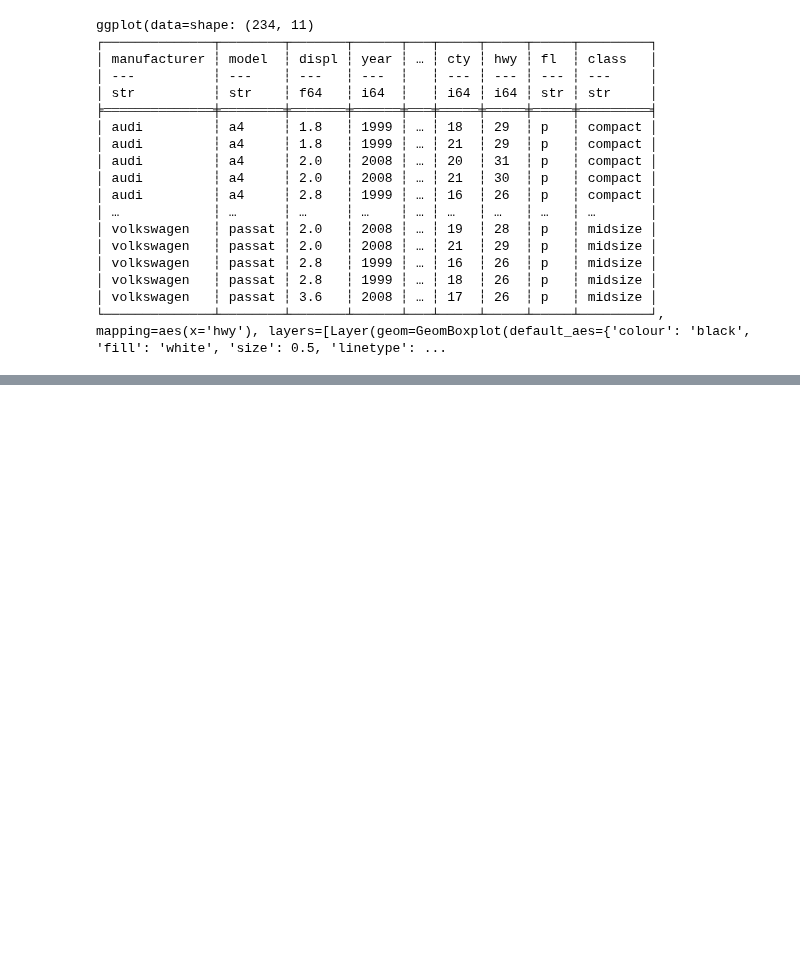
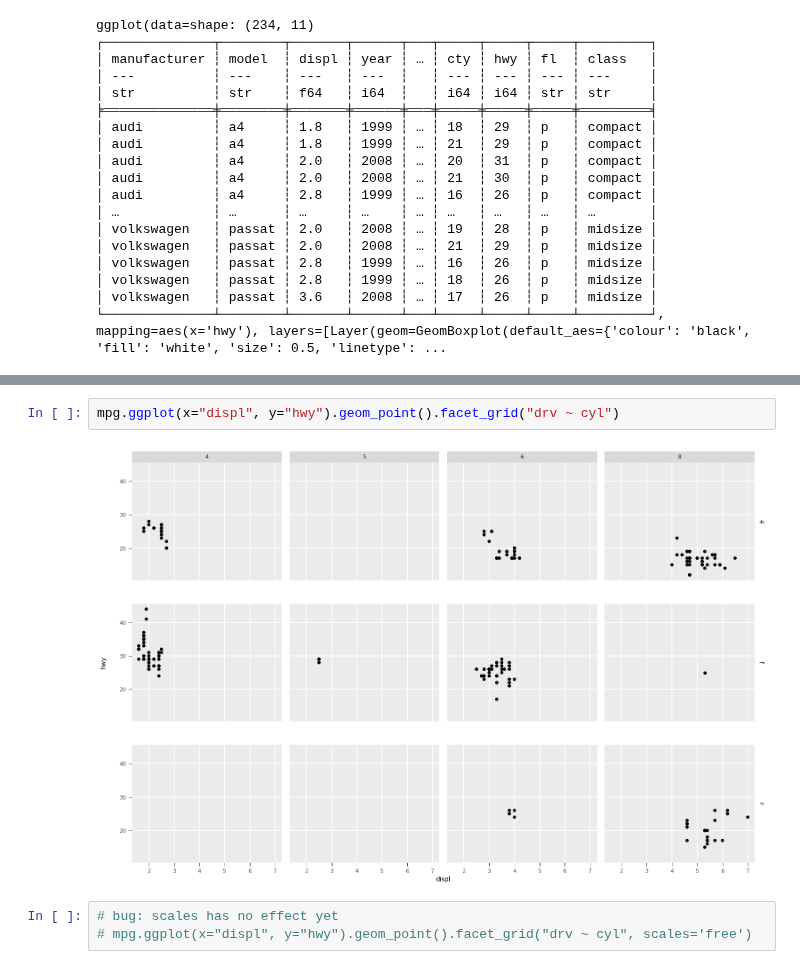
Before and after one commit to huangziwei/hea, a Jupyter notebook: example/books/dataframe.ipynb, the cells around one changed output, grey strips where cells are left out. Cells and saved outputs as stored; diff of their text form; blank space fills up the shorter version.

```diff
--- a/example/books/dataframe.ipynb
+++ b/example/books/dataframe.ipynb
@@ -1140,0 +1163,7 @@ ggplot(data=shape: (234, 11)
+# %%
+mpg.ggplot(x="displ", y="hwy").geom_point().facet_grid("drv ~ cyl")
+# %% [output]
+[figure, added]
+# %%
+# bug: scales has no effect yet
+# mpg.ggplot(x="displ", y="hwy").geom_point().facet_grid("drv ~ cyl", scales='free')
```
Also changed, not shown: parts of 12 cells of this notebook, 3 other files.
